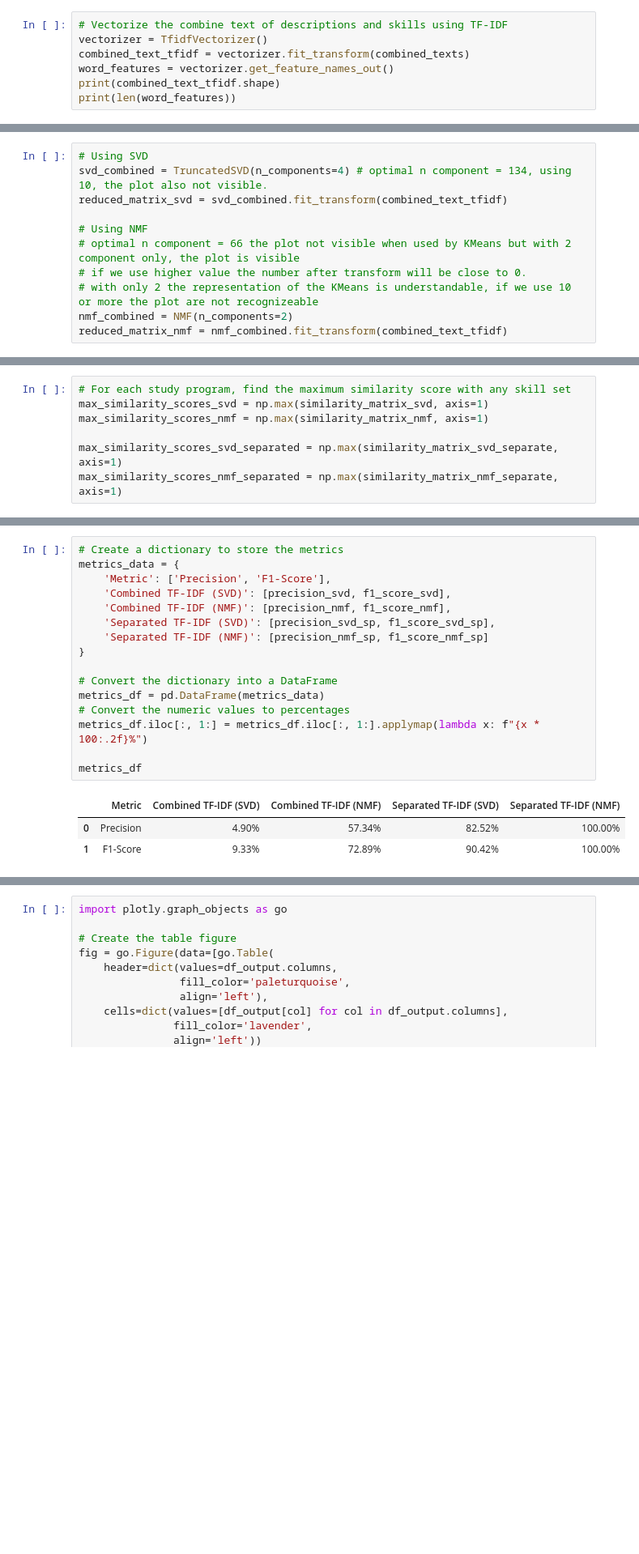
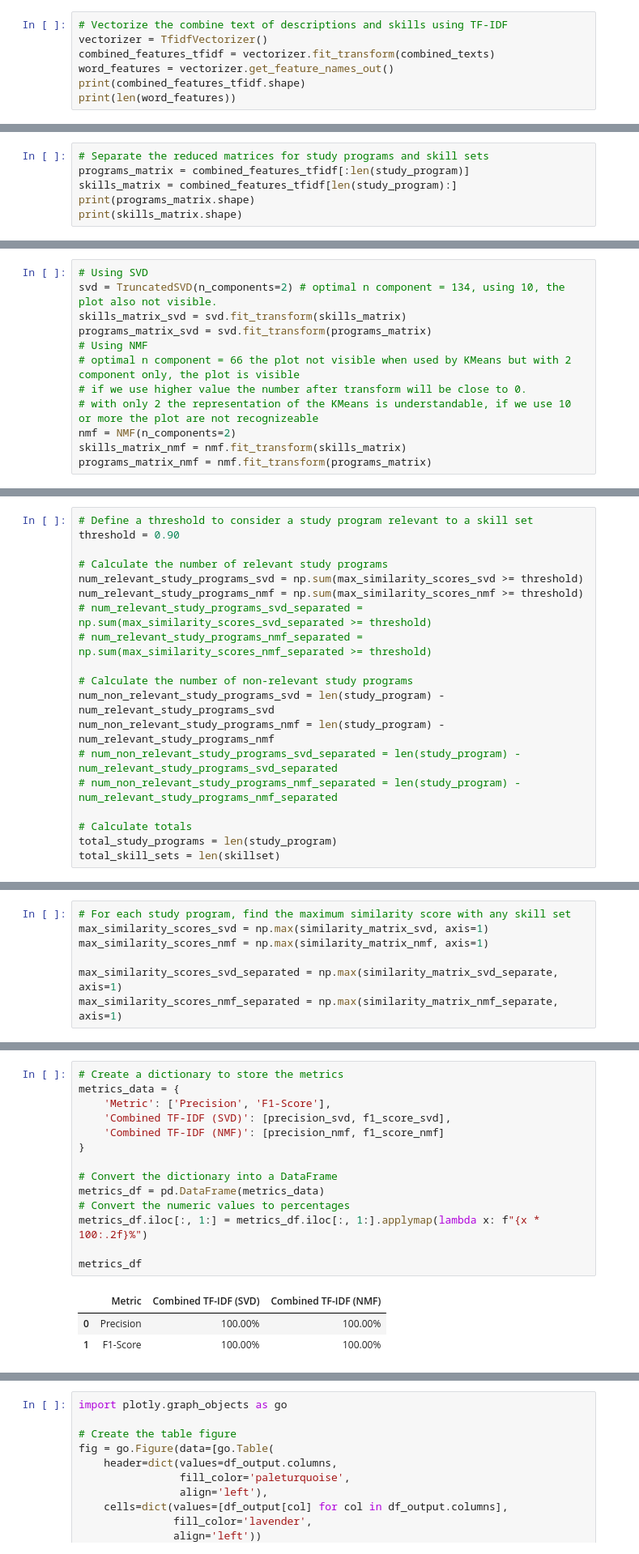
Before and after one commit to enzeeeh/ds-project, a Jupyter notebook: ds-lab1/Text_Mining_Analysis_DS_LAB1_Topic.ipynb, the cells around one changed output, grey strips where cells are left out. Shown at 81% size. Saved outputs shown, nothing was run; the diff lists cells and outputs as text; blank space fills up the shorter version.

Commit message:
update performance metrics

```diff
--- a/ds-lab1/Text_Mining_Analysis_DS_LAB1_Topic.ipynb
+++ b/ds-lab1/Text_Mining_Analysis_DS_LAB1_Topic.ipynb
@@ -449,10 +452,16 @@ combined_texts = pd.concat([study_program['clean_document_description'], skillse
 # %%
 # Vectorize the combine text of descriptions and skills using TF-IDF
 vectorizer = TfidfVectorizer()
-combined_text_tfidf = vectorizer.fit_transform(combined_texts)
+combined_features_tfidf = vectorizer.fit_transform(combined_texts)
 word_features = vectorizer.get_feature_names_out()
-print(combined_text_tfidf.shape)
+print(combined_features_tfidf.shape)
 print(len(word_features))
 # %% [output]
 (155, 1472)
 1472
+# %%
+# Separate the reduced matrices for study programs and skill sets
+programs_matrix = combined_features_tfidf[:len(study_program)]
+skills_matrix = combined_features_tfidf[len(study_program):]
+print(programs_matrix.shape)
+print(skills_matrix.shape)
@@ -516,12 +528,13 @@ Optimal number of components for NMF: 66
 # %%
 # Using SVD
-svd_combined = TruncatedSVD(n_components=4) # optimal n component = 134, using 10, the plot also not visible.
-reduced_matrix_svd = svd_combined.fit_transform(combined_text_tfidf)
-
+svd = TruncatedSVD(n_components=2) # optimal n component = 134, using 10, the plot also not visible.
+skills_matrix_svd = svd.fit_transform(skills_matrix)
+programs_matrix_svd = svd.fit_transform(programs_matrix)
 # Using NMF
 # optimal n component = 66 the plot not visible when used by KMeans but with 2 component only, the plot is visible
 # if we use higher value the number after transform will be close to 0.
 # with only 2 the representation of the KMeans is understandable, if we use 10 or more the plot are not recognizeable
-nmf_combined = NMF(n_components=2)
-reduced_matrix_nmf = nmf_combined.fit_transform(combined_text_tfidf)
+nmf = NMF(n_components=2)
+skills_matrix_nmf = nmf.fit_transform(skills_matrix)
+programs_matrix_nmf = nmf.fit_transform(programs_matrix)
 # %%
@@ -983,0 +897,19 @@ plot_dendrograms(linkage_matrices, titles, xlabels, ylabels, axhline_ys)
+# %%
+# Define a threshold to consider a study program relevant to a skill set
+threshold = 0.90
+
+# Calculate the number of relevant study programs
+num_relevant_study_programs_svd = np.sum(max_similarity_scores_svd >= threshold)
+num_relevant_study_programs_nmf = np.sum(max_similarity_scores_nmf >= threshold)
+# num_relevant_study_programs_svd_separated = np.sum(max_similarity_scores_svd_separated >= threshold)
+# num_relevant_study_programs_nmf_separated = np.sum(max_similarity_scores_nmf_separated >= threshold)
+
+# Calculate the number of non-relevant study programs
+num_non_relevant_study_programs_svd = len(study_program) - num_relevant_study_programs_svd
+num_non_relevant_study_programs_nmf = len(study_program) - num_relevant_study_programs_nmf
+# num_non_relevant_study_programs_svd_separated = len(study_program) - num_relevant_study_programs_svd_separated
+# num_non_relevant_study_programs_nmf_separated = len(study_program) - num_relevant_study_programs_nmf_separated
+
+# Calculate totals
+total_study_programs = len(study_program)
+total_skill_sets = len(skillset)
@@ -1112,20 +996,18 @@ f1_score_nmf_sp = 2 * (precision_nmf_sp * recall_nmf_sp) / (precision_nmf_sp + r
 # %%
 # Create a dictionary to store the metrics
 metrics_data = {
     'Metric': ['Precision', 'F1-Score'],
     'Combined TF-IDF (SVD)': [precision_svd, f1_score_svd],
-    'Combined TF-IDF (NMF)': [precision_nmf, f1_score_nmf],
-    'Separated TF-IDF (SVD)': [precision_svd_sp, f1_score_svd_sp],
-    'Separated TF-IDF (NMF)': [precision_nmf_sp, f1_score_nmf_sp]
+    'Combined TF-IDF (NMF)': [precision_nmf, f1_score_nmf]
 }
 
 # Convert the dictionary into a DataFrame
 metrics_df = pd.DataFrame(metrics_data)
 # Convert the numeric values to percentages
 metrics_df.iloc[:, 1:] = metrics_df.iloc[:, 1:].applymap(lambda x: f"{x * 100:.2f}%")
 
 metrics_df
 # %% [output]
-|  | Metric | Combined TF-IDF (SVD) | Combined TF-IDF (NMF) | Separated TF-IDF (SVD) | Separated TF-IDF (NMF) |
-| 0 | Precision | 4.90% | 57.34% | 82.52% | 100.00% |
-| 1 | F1-Score | 9.33% | 72.89% | 90.42% | 100.00% |
+|  | Metric | Combined TF-IDF (SVD) | Combined TF-IDF (NMF) |
+| 0 | Precision | 100.00% | 100.00% |
+| 1 | F1-Score | 100.00% | 100.00% |
```
Also changed, not shown: parts of 62 cells of this notebook.
